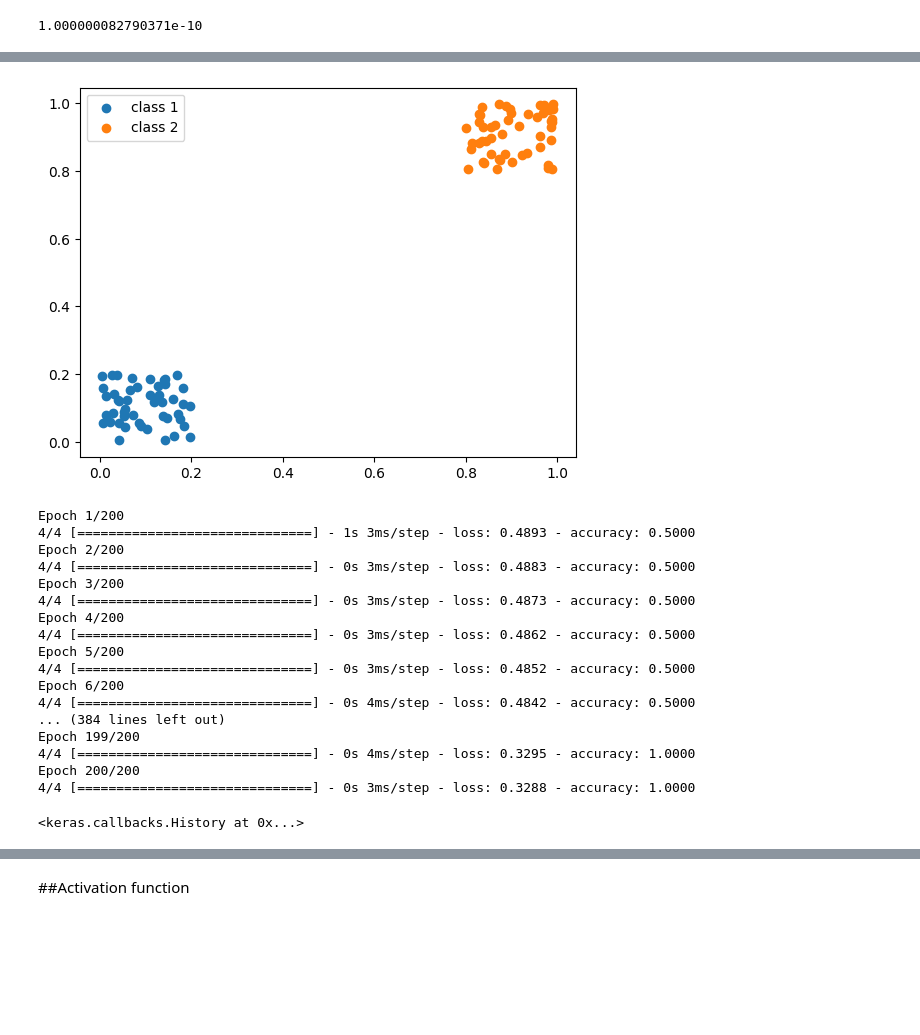
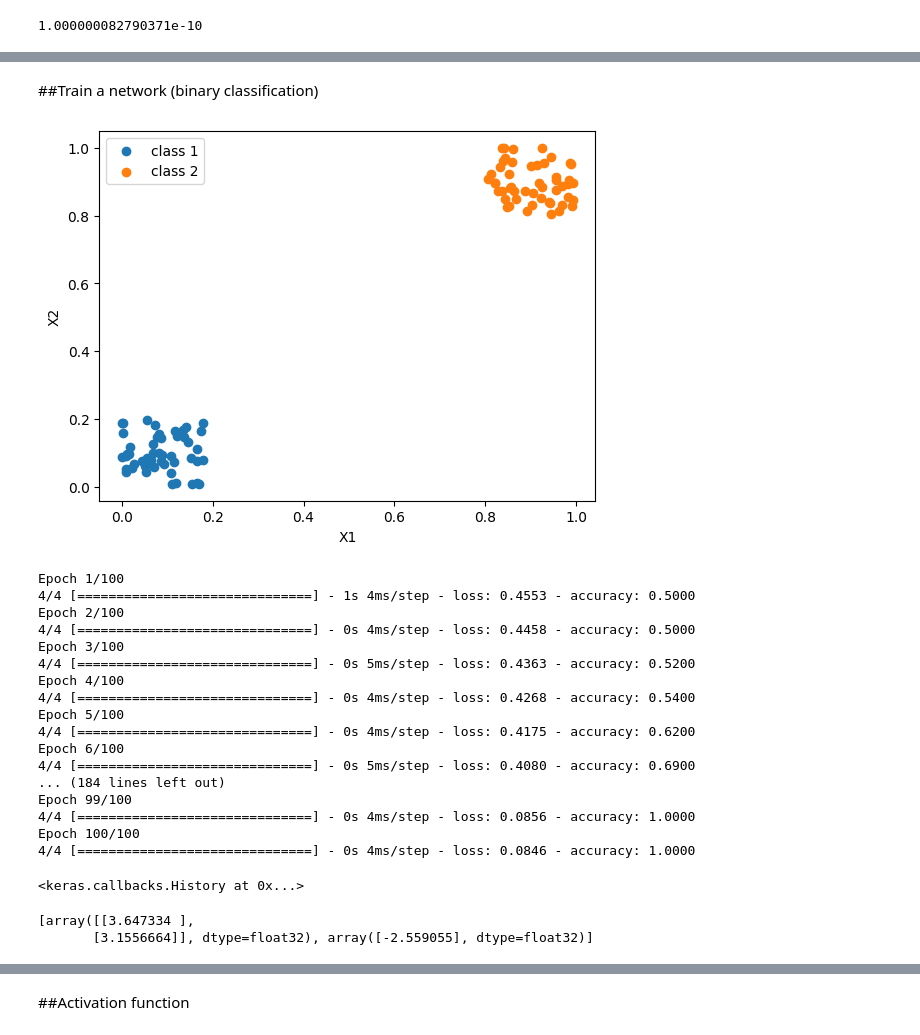
Before and after one commit to leonyangucl/2023fyp, a Jupyter notebook: CNN.ipynb, the cells around one changed output, grey strips where cells are left out. Drawn from its saved outputs; the diff is of its cells as text; code cells hidden in the pictures; blank space fills up the shorter version.

```diff
--- a/CNN.ipynb
+++ b/CNN.ipynb
@@ -124,42 +317,52 @@ print(loss)
+# %% [markdown]
+##Train a network (binary classification)
 # %%
 X = np.concatenate([np.random.rand(50, 2) * 0.2, np.random.rand(50, 2) * 0.2 + 0.8])
 Y = np.concatenate([np.zeros(50), np.ones(50)])
 # %%
 plt.scatter(X[0:50,0],X[0:50,1],label='class 1')
 plt.scatter(X[50:100,0],X[50:100,1],label='class 2')
+plt.xlabel('X1')
+plt.ylabel('X2')
 plt.legend()
 plt.show()
 # %% [output]
-[figure, old version]
+[figure, new version]
 # %%
-model_example = Sequential([
+model_nn2 = Sequential([
     Dense(1,input_dim=2, activation='sigmoid')  #we will talk about this activation later
 ])
 
-model_example.compile(loss='binary_crossentropy', optimizer='adam', metrics=['accuracy'])
+adam = tf.keras.optimizers.Adam(learning_rate=0.01)
 
-model_example.fit(X, Y, epochs=200)
+model_nn2.compile(loss='binary_crossentropy', optimizer=adam, metrics=['accuracy'])
+
+model_nn2.fit(X, Y, epochs=100)
 # %% [output]
-Epoch 1/200
-4/4 [==============================] - 1s 3ms/step - loss: 0.4893 - accuracy: 0.5000
-Epoch 2/200
-4/4 [==============================] - 0s 3ms/step - loss: 0.4883 - accuracy: 0.5000
-Epoch 3/200
-4/4 [==============================] - 0s 3ms/step - loss: 0.4873 - accuracy: 0.5000
-Epoch 4/200
-4/4 [==============================] - 0s 3ms/step - loss: 0.4862 - accuracy: 0.5000
-Epoch 5/200
-4/4 [==============================] - 0s 3ms/step - loss: 0.4852 - accuracy: 0.5000
-Epoch 6/200
-4/4 [==============================] - 0s 4ms/step - loss: 0.4842 - accuracy: 0.5000
-... (384 lines left out)
-Epoch 199/200
-4/4 [==============================] - 0s 4ms/step - loss: 0.3295 - accuracy: 1.0000
-Epoch 200/200
-4/4 [==============================] - 0s 3ms/step - loss: 0.3288 - accuracy: 1.0000
+Epoch 1/100
+4/4 [==============================] - 1s 4ms/step - loss: 0.4553 - accuracy: 0.5000
+Epoch 2/100
+4/4 [==============================] - 0s 4ms/step - loss: 0.4458 - accuracy: 0.5000
+Epoch 3/100
+4/4 [==============================] - 0s 5ms/step - loss: 0.4363 - accuracy: 0.5200
+Epoch 4/100
+4/4 [==============================] - 0s 4ms/step - loss: 0.4268 - accuracy: 0.5400
+Epoch 5/100
+4/4 [==============================] - 0s 4ms/step - loss: 0.4175 - accuracy: 0.6200
+Epoch 6/100
+4/4 [==============================] - 0s 5ms/step - loss: 0.4080 - accuracy: 0.6900
+... (184 lines left out)
+Epoch 99/100
+4/4 [==============================] - 0s 4ms/step - loss: 0.0856 - accuracy: 1.0000
+Epoch 100/100
+4/4 [==============================] - 0s 4ms/step - loss: 0.0846 - accuracy: 1.0000
 <keras.callbacks.History at 0x...>
 # %%
-weights=model_example.get_weights()
+weights=model_nn2.get_weights()
+print(weights)
+# %% [output]
+[array([[3.647334 ],
+       [3.1556664]], dtype=float32), array([-2.559055], dtype=float32)]
 # %%
 plt.scatter(X[0:50,0],X[0:50,1],label='class 1')
 plt.scatter(X[50:100,0],X[50:100,1],label='class 2')
```
Also changed, not shown: parts of 36 cells of this notebook.
